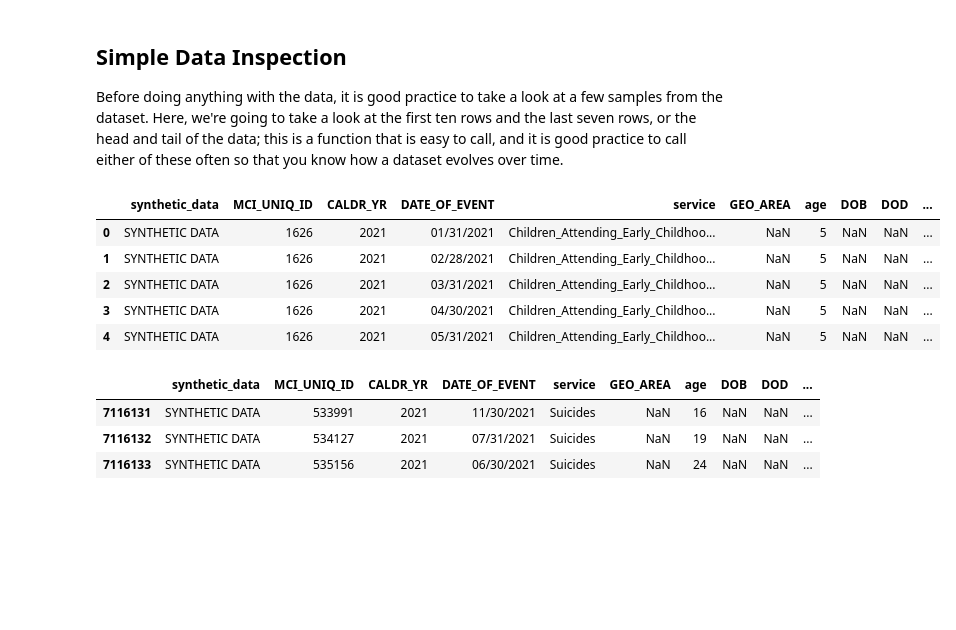
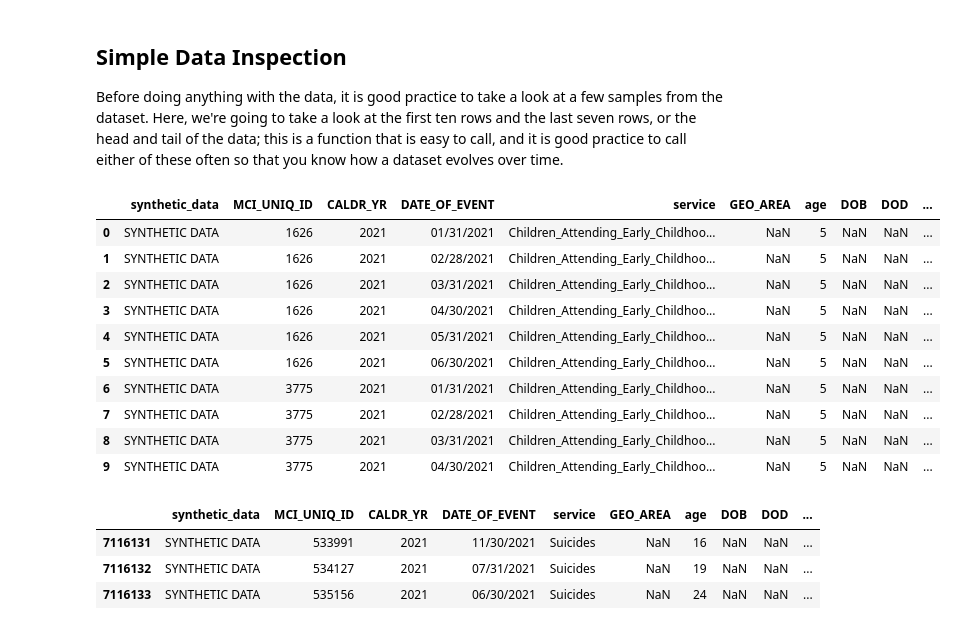
Before and after one commit to yingli/math485, a Jupyter notebook: sample_code/tabular_data/tabular_data_02.ipynb, the cells around one changed output. Saved outputs shown, nothing was run; the diff lists cells and outputs as text; code cells hidden in the pictures; blank space fills up the shorter version.

```diff
--- a/sample_code/tabular_data/tabular_data_02.ipynb
+++ b/sample_code/tabular_data/tabular_data_02.ipynb
@@ -19,14 +19,19 @@ df = pd.read_csv('dhs_service_records_synthesized_final.csv')
 
 Before doing anything with the data, it is good practice to take a look at a few samples from the dataset. Here, we're going to take a look at the first ten rows and the last seven rows, or the head and tail of the data; this is a function that is easy to call, and it is good practice to call either of these often so that you know how a dataset evolves over time.
 # %%
-df.head()
+df.head(10)
 # %% [output]
 |  | synthetic_data | MCI_UNIQ_ID | CALDR_YR | DATE_OF_EVENT | service | GEO_AREA | age | DOB | DOD | ... |
 | 0 | SYNTHETIC DATA | 1626 | 2021 | 01/31/2021 | Children_Attending_Early_Childhoo... | NaN | 5 | NaN | NaN | ... |
 | 1 | SYNTHETIC DATA | 1626 | 2021 | 02/28/2021 | Children_Attending_Early_Childhoo... | NaN | 5 | NaN | NaN | ... |
 | 2 | SYNTHETIC DATA | 1626 | 2021 | 03/31/2021 | Children_Attending_Early_Childhoo... | NaN | 5 | NaN | NaN | ... |
 | 3 | SYNTHETIC DATA | 1626 | 2021 | 04/30/2021 | Children_Attending_Early_Childhoo... | NaN | 5 | NaN | NaN | ... |
 | 4 | SYNTHETIC DATA | 1626 | 2021 | 05/31/2021 | Children_Attending_Early_Childhoo... | NaN | 5 | NaN | NaN | ... |
+| 5 | SYNTHETIC DATA | 1626 | 2021 | 06/30/2021 | Children_Attending_Early_Childhoo... | NaN | 5 | NaN | NaN | ... |
+| 6 | SYNTHETIC DATA | 3775 | 2021 | 01/31/2021 | Children_Attending_Early_Childhoo... | NaN | 5 | NaN | NaN | ... |
+| 7 | SYNTHETIC DATA | 3775 | 2021 | 02/28/2021 | Children_Attending_Early_Childhoo... | NaN | 5 | NaN | NaN | ... |
+| 8 | SYNTHETIC DATA | 3775 | 2021 | 03/31/2021 | Children_Attending_Early_Childhoo... | NaN | 5 | NaN | NaN | ... |
+| 9 | SYNTHETIC DATA | 3775 | 2021 | 04/30/2021 | Children_Attending_Early_Childhoo... | NaN | 5 | NaN | NaN | ... |
 # %%
 df.tail(3)
 # %% [output]
```
Also changed, not shown: parts of 9 cells of this notebook.
